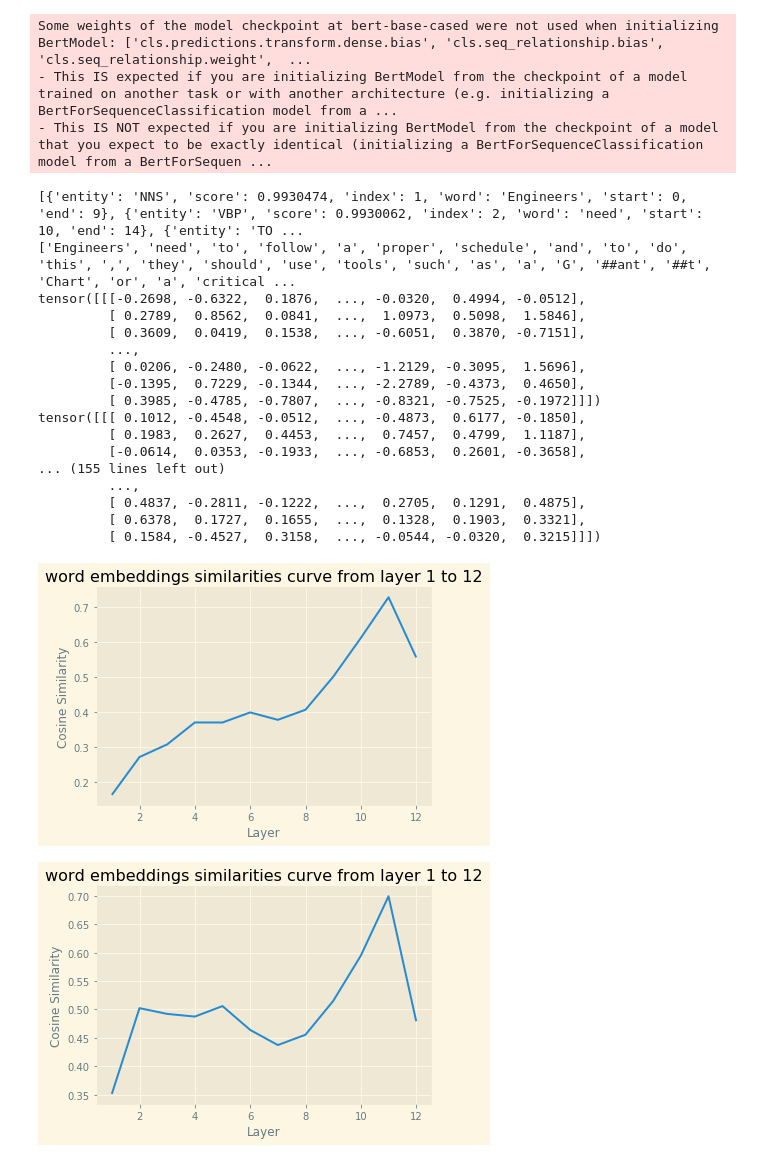
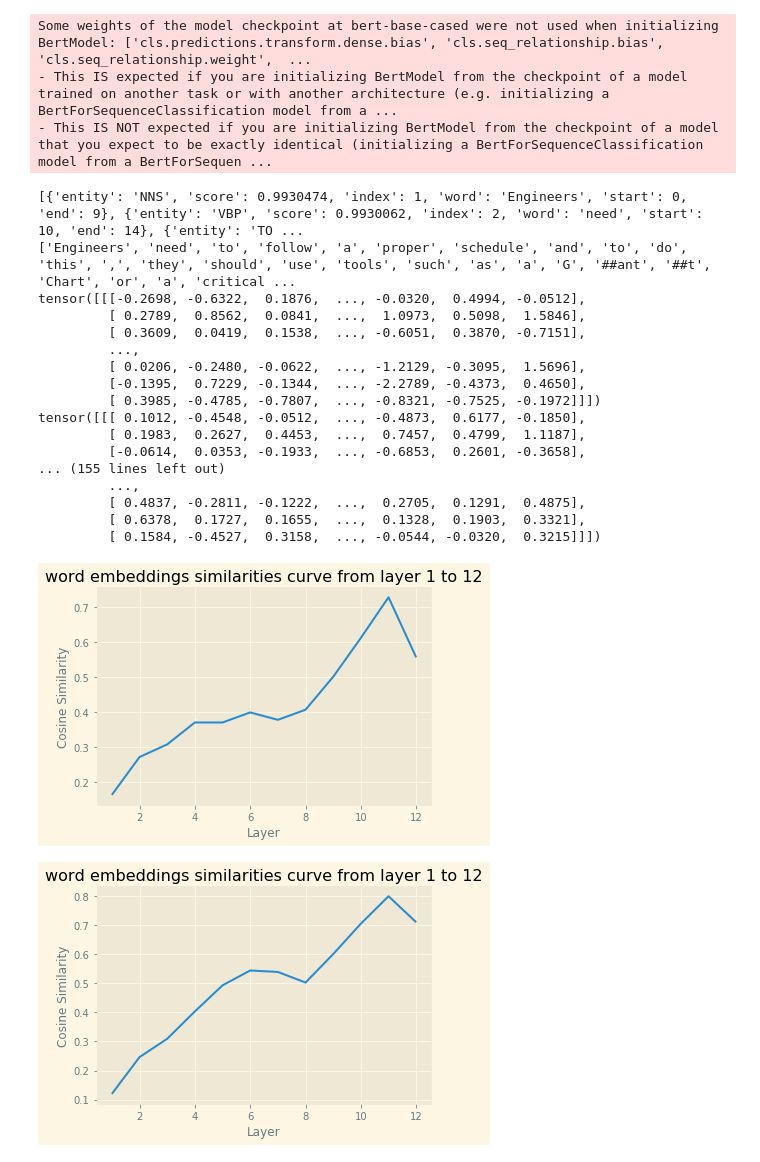
Before and after one commit to LukeJenningsMQ/Thesis-AI-Student-Feedback, a Jupyter notebook: Untitled.ipynb, the cells around one changed output. Cells and saved outputs as stored; diff of their text form; code cells hidden in the pictures.

```diff
--- a/Untitled.ipynb
+++ b/Untitled.ipynb
@@ -76,32 +76,32 @@ textInput = "Engineers need to follow a proper schedule and to do this, they sho
 #sentimentAnalysis(textInput)
 #zeroShotClassification(textInput, labelsInput)
 #textGeneration(textInput, modelGPT)
 #tokens = stringToTokens(textInput, tokenizerBERT)
 PartOfSpeech(textInput,modelBERTPOS,tokenizerBERTPOS)
 similar = similarWords(textInput,modelBERT,tokenizerBERT,0,6)
 plotSimilarities(similar)
-similar = similarWords(textInput,modelBERT,tokenizerBERT,0,18)
+similar = similarWords(textInput,modelBERT,tokenizerBERT,6,18)
 plotSimilarities(similar)
 # %% [output]
 Some weights of the model checkpoint at bert-base-cased were not used when initializing BertModel: ['cls.predictions.transform.dense.bias', 'cls.seq_relationship.bias', 'cls.seq_relationship.weight',  ...
 - This IS expected if you are initializing BertModel from the checkpoint of a model trained on another task or with another architecture (e.g. initializing a BertForSequenceClassification model from a ...
 - This IS NOT expected if you are initializing BertModel from the checkpoint of a model that you expect to be exactly identical (initializing a BertForSequenceClassification model from a BertForSequen ...
 [{'entity': 'NNS', 'score': 0.9930474, 'index': 1, 'word': 'Engineers', 'start': 0, 'end': 9}, {'entity': 'VBP', 'score': 0.9930062, 'index': 2, 'word': 'need', 'start': 10, 'end': 14}, {'entity': 'TO ...
 ['Engineers', 'need', 'to', 'follow', 'a', 'proper', 'schedule', 'and', 'to', 'do', 'this', ',', 'they', 'should', 'use', 'tools', 'such', 'as', 'a', 'G', '##ant', '##t', 'Chart', 'or', 'a', 'critical ...
 tensor([[[-0.2698, -0.6322,  0.1876,  ..., -0.0320,  0.4994, -0.0512],
          [ 0.2789,  0.8562,  0.0841,  ...,  1.0973,  0.5098,  1.5846],
          [ 0.3609,  0.0419,  0.1538,  ..., -0.6051,  0.3870, -0.7151],
          ...,
          [ 0.0206, -0.2480, -0.0622,  ..., -1.2129, -0.3095,  1.5696],
          [-0.1395,  0.7229, -0.1344,  ..., -2.2789, -0.4373,  0.4650],
          [ 0.3985, -0.4785, -0.7807,  ..., -0.8321, -0.7525, -0.1972]]])
 tensor([[[ 0.1012, -0.4548, -0.0512,  ..., -0.4873,  0.6177, -0.1850],
          [ 0.1983,  0.2627,  0.4453,  ...,  0.7457,  0.4799,  1.1187],
          [-0.0614,  0.0353, -0.1933,  ..., -0.6853,  0.2601, -0.3658],
 ... (155 lines left out)
          ...,
          [ 0.4837, -0.2811, -0.1222,  ...,  0.2705,  0.1291,  0.4875],
          [ 0.6378,  0.1727,  0.1655,  ...,  0.1328,  0.1903,  0.3321],
          [ 0.1584, -0.4527,  0.3158,  ..., -0.0544, -0.0320,  0.3215]]])
 [figure]
-[figure, old version]
+[figure, new version]
```
